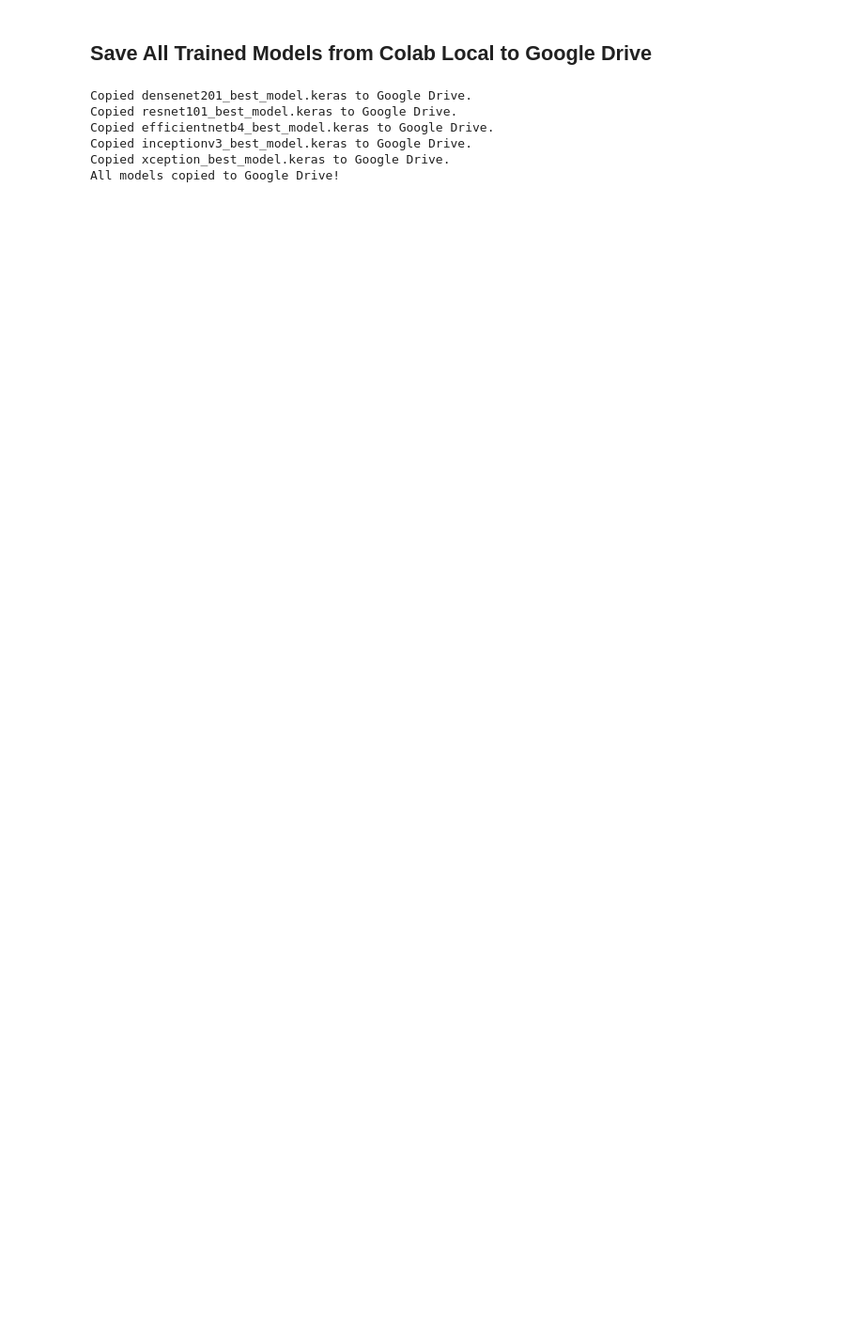
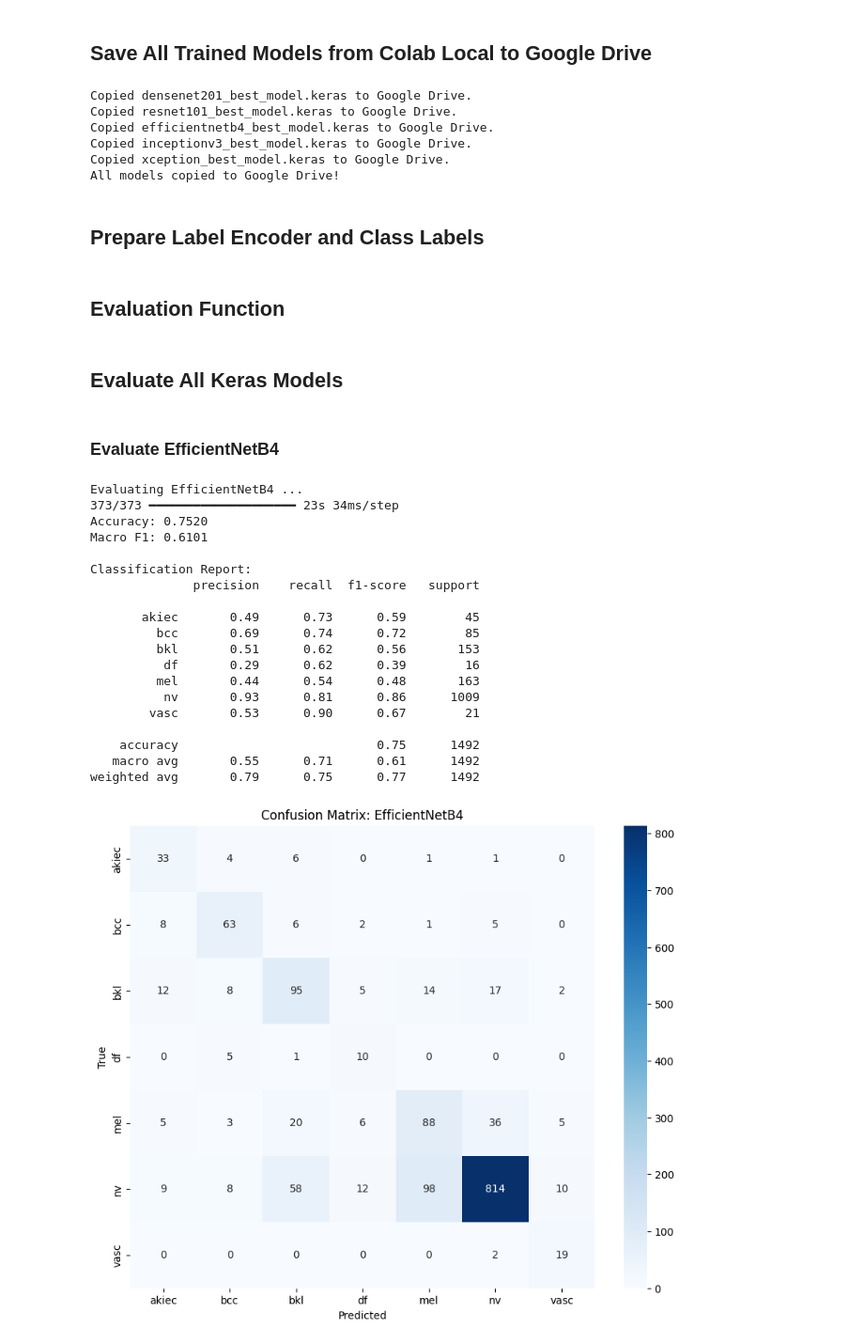
Before and after one commit to erenisci/skin-cancer-detection, a Jupyter notebook: 03_cnn_train.ipynb, the cells around one changed output. Shown at 94% size. Saved outputs shown, nothing was run; the diff lists cells and outputs as text; code cells hidden in the pictures; blank space fills up the shorter version.

```diff
--- a/03_cnn_train.ipynb
+++ b/03_cnn_train.ipynb
@@ -377,3 +393,10 @@ Copied efficientnetb4_best_model.keras to Google Drive.
 Copied inceptionv3_best_model.keras to Google Drive.
 Copied xception_best_model.keras to Google Drive.
 All models copied to Google Drive!
+# %% [markdown]
+## Prepare Label Encoder and Class Labels
+# %%
+test_df = pd.read_csv("/content/data/test_meta.csv")
+label_encoder = LabelEncoder().fit(train_df['dx'])
+# %% [markdown]
+## Evaluation Function
@@ -379,0 +473,28 @@ All models copied to Google Drive!
+# %% [markdown]
+## Evaluate All Keras Models
+# %% [markdown]
+### Evaluate EfficientNetB4
+# %%
+evaluate_model("EfficientNetB4", 380, 4,
+               "/content/drive/MyDrive/Skin-Cancer-Detection/default/efficientnetb4_default.keras", test_df, label_encoder)
+# %% [output]
+Evaluating EfficientNetB4 ...
+373/373 ━━━━━━━━━━━━━━━━━━━━ 23s 34ms/step
+Accuracy: 0.7520
+Macro F1: 0.6101
+
+Classification Report:
+              precision    recall  f1-score   support
+
+       akiec       0.49      0.73      0.59        45
+         bcc       0.69      0.74      0.72        85
+         bkl       0.51      0.62      0.56       153
+          df       0.29      0.62      0.39        16
+         mel       0.44      0.54      0.48       163
+          nv       0.93      0.81      0.86      1009
+        vasc       0.53      0.90      0.67        21
+
+    accuracy                           0.75      1492
+   macro avg       0.55      0.71      0.61      1492
+weighted avg       0.79      0.75      0.77      1492
+[figure, added]
```
Also changed, not shown: parts of 40 cells of this notebook.
